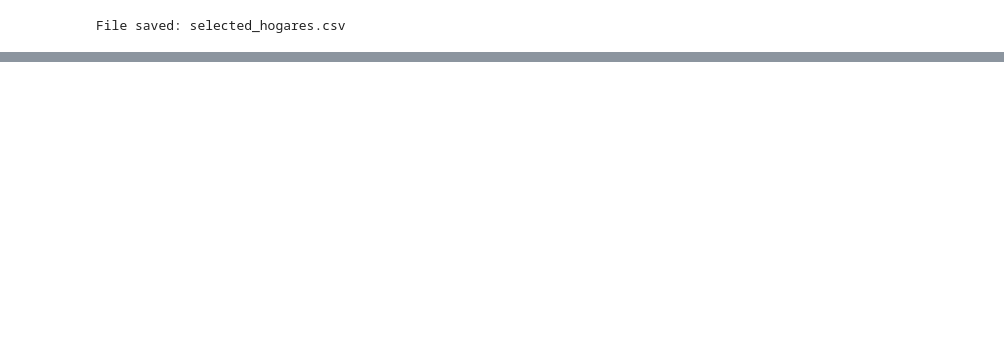
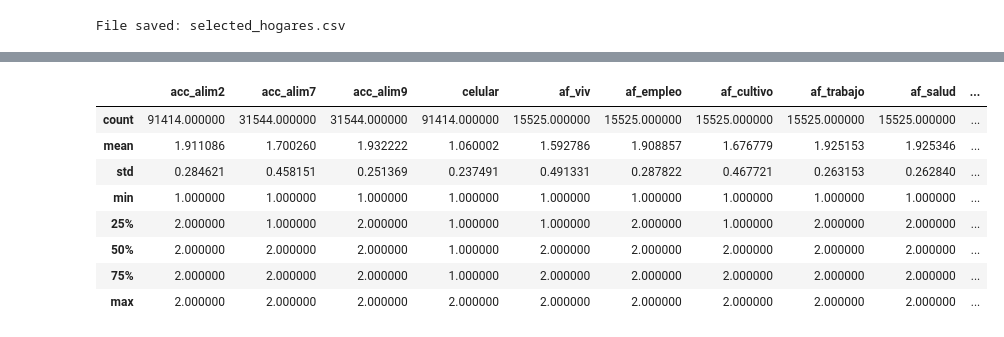
Before and after one commit to BIwithRuben/vulnerabilidad_climatica_mex, a Jupyter notebook: TEC_UCM_Notebook_ETL.ipynb, the cells around one changed output, grey strips where cells are left out. Saved outputs shown, nothing was run; the diff lists cells and outputs as text; code cells hidden in the pictures; blank space fills up the shorter version.

```diff
--- a/TEC_UCM_Notebook_ETL.ipynb
+++ b/TEC_UCM_Notebook_ETL.ipynb
@@ -210,0 +284,19 @@ File saved: selected_hogares.csv
+# %%
+# Finding all columns whose values are 1 or 2
+flag_columns = [
+    col for col in df.columns
+    if df[col].min() == 1 and df[col].max() == 2
+]
+
+#flag_columns = [col for col in df.columns if df[col].isin([1, 2]).any()]
+df[flag_columns].describe()
+# %% [output]
+|  | acc_alim2 | acc_alim7 | acc_alim9 | celular | af_viv | af_empleo | af_cultivo | af_trabajo | af_salud | ... |
+| count | 91414.000000 | 31544.000000 | 31544.000000 | 91414.000000 | 15525.000000 | 15525.000000 | 15525.000000 | 15525.000000 | 15525.000000 | ... |
+| mean | 1.911086 | 1.700260 | 1.932222 | 1.060002 | 1.592786 | 1.908857 | 1.676779 | 1.925153 | 1.925346 | ... |
+| std | 0.284621 | 0.458151 | 0.251369 | 0.237491 | 0.491331 | 0.287822 | 0.467721 | 0.263153 | 0.262840 | ... |
+| min | 1.000000 | 1.000000 | 1.000000 | 1.000000 | 1.000000 | 1.000000 | 1.000000 | 1.000000 | 1.000000 | ... |
+| 25% | 2.000000 | 1.000000 | 2.000000 | 1.000000 | 1.000000 | 2.000000 | 1.000000 | 2.000000 | 2.000000 | ... |
+| 50% | 2.000000 | 2.000000 | 2.000000 | 1.000000 | 2.000000 | 2.000000 | 2.000000 | 2.000000 | 2.000000 | ... |
+| 75% | 2.000000 | 2.000000 | 2.000000 | 1.000000 | 2.000000 | 2.000000 | 2.000000 | 2.000000 | 2.000000 | ... |
+| max | 2.000000 | 2.000000 | 2.000000 | 2.000000 | 2.000000 | 2.000000 | 2.000000 | 2.000000 | 2.000000 | ... |
```
Also changed, not shown: parts of 16 cells of this notebook.
